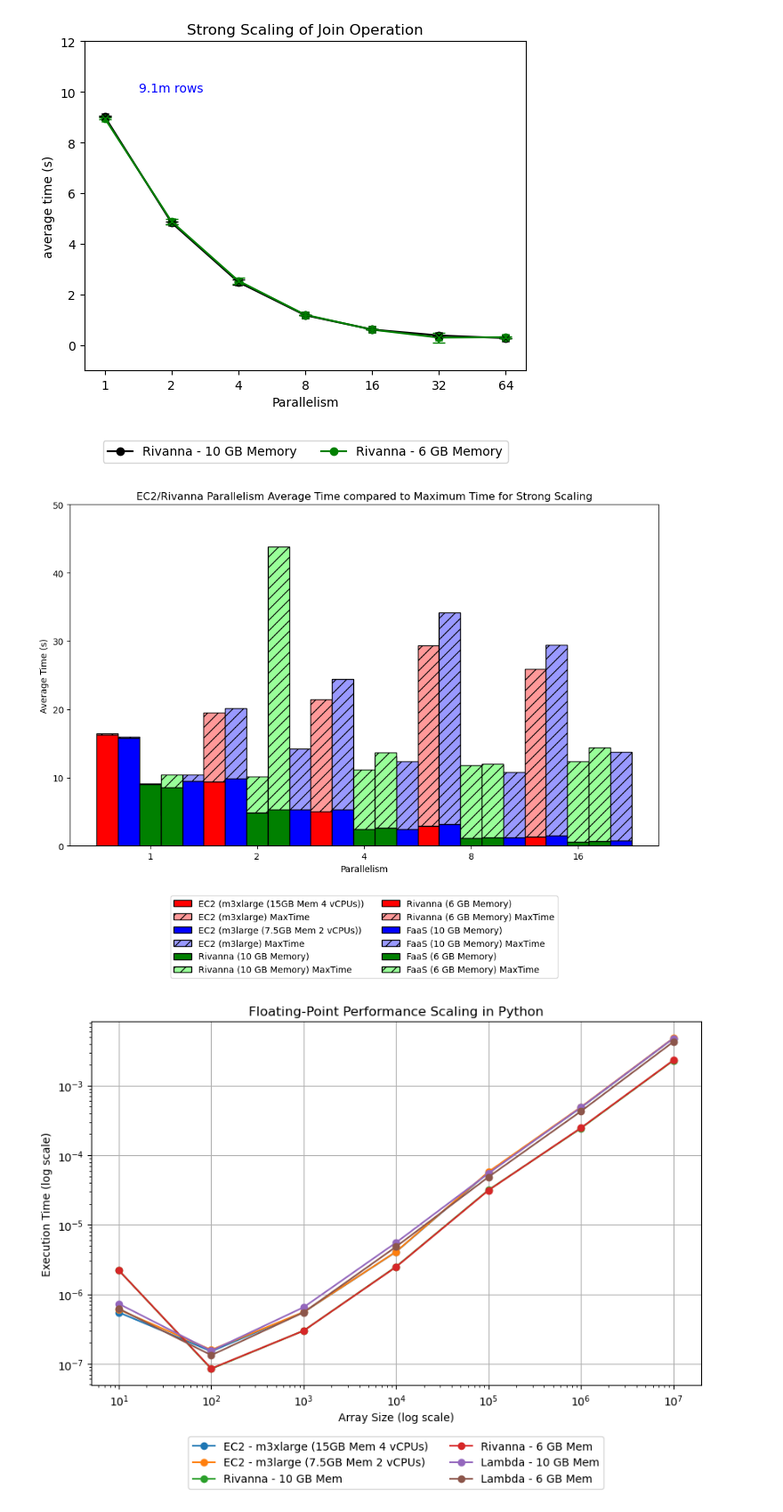
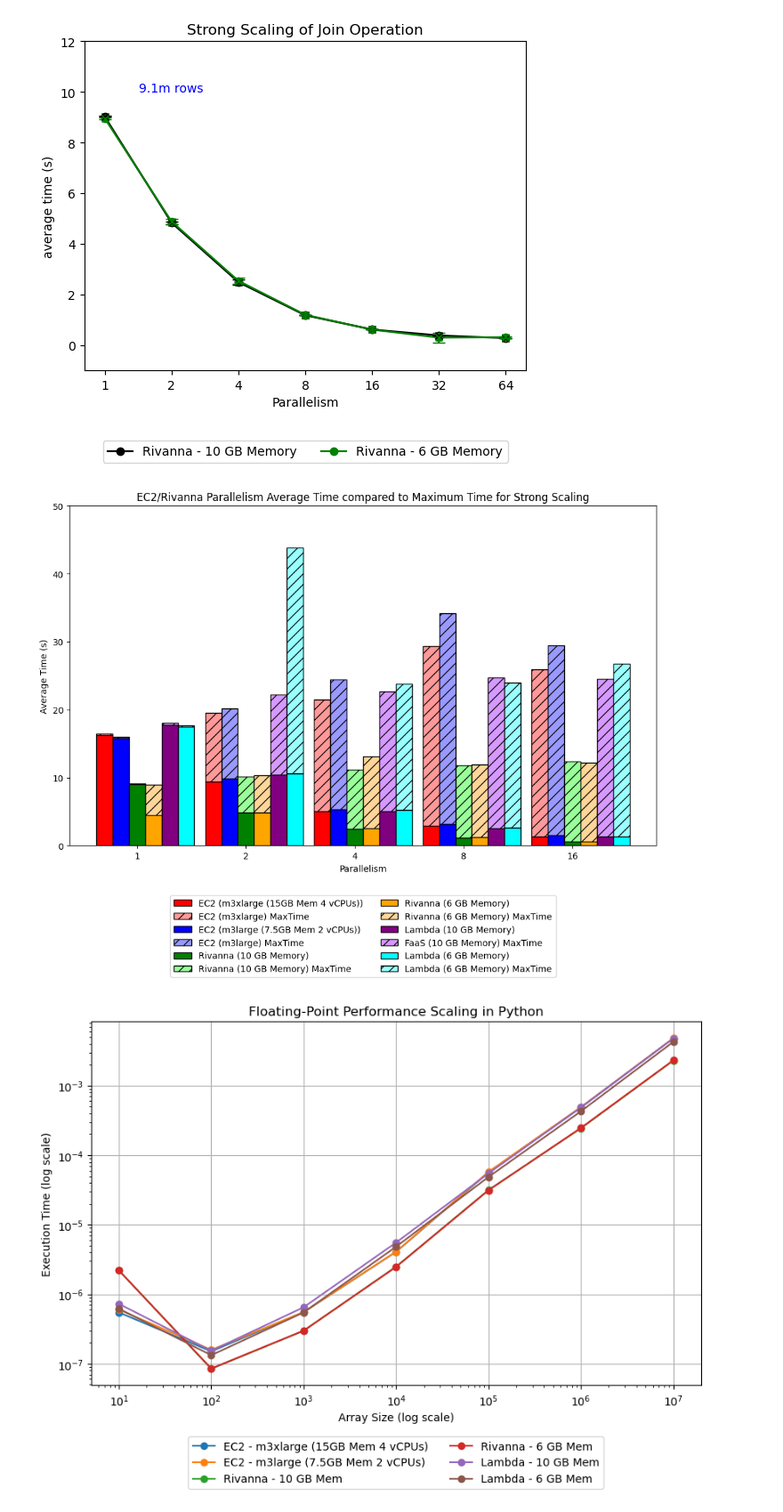
Before and after one commit to mstaylor/cylon, a Jupyter notebook: target/aws/scripts/notebooks/Join_Weak_Scaling_quals3.ipynb, the cells around one changed output. Shown at 89% size. Cells and saved outputs as stored; diff of their text form; code cells hidden in the pictures.

```diff
--- a/target/aws/scripts/notebooks/Join_Weak_Scaling_quals3.ipynb
+++ b/target/aws/scripts/notebooks/Join_Weak_Scaling_quals3.ipynb
@@ -458,31 +473,40 @@ m3xlarge = [16.28875554, 9.410466671, 5.008414954, 2.89139092, 1.374333758]
 m3large = [15.78684437, 9.837915748, 5.314118594, 3.152216733, 1.5044435 ]
 rivanna_10GB = [9.033496261, 4.835889399, 2.485956118, 1.17392955, 0.6112828404]
 rivanna_6GB = [8.966786265, 4.883185923, 2.53647846, 1.193392381, 0.6066191979]
-lambda_10GB = [9.513354778, 5.335469663, 2.475117937, 1.249511041, 0.7414773665 ]
-lambda_6GB = [8.610333025, 5.331662387, 2.60870406, 1.269696467, 0.7010446712 ]
+lambda_10GB = [17.76134491, 10.4180972, 5.083606213, 2.565005034, 1.304657109 ]
+lambda_6GB = [17.5043596, 10.62851617, 5.266365901, 2.584649533, 1.368464276]
 
 # Max times
 ec2_m3xlarge_maxtime = [16.42245144, 19.50203061, 21.48856145, 29.35029984, 25.92182577]
 ec2_m3large_maxtime = [15.97643435, 20.16908944, 24.46046752, 34.14724278, 29.43531328]
 rivanna_10_maxtime = [9.095165491, 10.16544342, 11.13783789, 11.82813108, 12.39383399]
 rivanna_6_maxtime = [4.507326188, 10.3137908, 13.07380444, 11.87995195, 12.21407473]
-lambda_10_maxtime = [10.38668597, 14.25718212, 12.32892323, 10.7510832, 13.74502975]
-lambda_6_maxtime = [10.45681238, 43.82524204, 13.62803018, 11.96957582, 14.37647688]
+lambda_10_maxtime = [18.03853983, 22.17941964, 22.67476141, 24.72918868, 24.52604294]
+lambda_6_maxtime = [17.62041706, 43.82524204, 23.74771619, 23.98015362, 26.75918877]
 
 # Set width of bar
-barWidth = 0.2
+barWidth = 0.15
 
 br1 = np.arange(len(world_size))
 br2 = [x + barWidth for x in br1]
 br3 = [x + barWidth for x in br2]
 br4 = [x + barWidth for x in br3]
 br5 = [x + barWidth for x in br4]
+br6 = [x + barWidth for x in br5]
 
 fig, ax = plt.subplots(figsize=(12, 7))
 
 # Custom colors
-base_colors = ['red', 'blue', 'green']
-max_colors = ['#FF9999', '#9999FF', '#99FF99']  # Lighter shades of red, blue, green
+# Custom colors
+base_colors = ['red', 'blue', 'green', 'orange', 'purple', 'cyan']
+max_colors = [
+    '#FF9999',  # light red
+    '#9999FF',  # light blue
+    '#99FF99',  # light green
+    '#FFD699',  # light orange
+    '#D699FF',  # light purple
+    '#99FFFF'   # light cyan
+]
 
 # Plot bars
 plt.bar(br1, m3xlarge, width=barWidth, color=base_colors[0], edgecolor='black', label='EC2 (m3xlarge (15GB Mem 4 vCPUs))')
@@ -490,41 +514,41 @@ plt.bar(br1, np.subtract(ec2_m3xlarge_maxtime, m3xlarge), width=barWidth, bottom
         color=max_colors[0], edgecolor='black', hatch='//', label='EC2 (m3xlarge) MaxTime')
 
 plt.bar(br2, m3large, width=barWidth, color=base_colors[1], edgecolor='black', label='EC2 (m3large (7.5GB Mem 2 vCPUs))')
 plt.bar(br2, np.subtract(ec2_m3large_maxtime, m3large), width=barWidth, bottom=m3large,
         color=max_colors[1], edgecolor='black', hatch='//', label='EC2 (m3large) MaxTime')
 
 plt.bar(br3, rivanna_10GB, width=barWidth, color=base_colors[2], edgecolor='black', label='Rivanna (10 GB Memory)')
 plt.bar(br3, np.subtract(rivanna_10_maxtime, rivanna_10GB), width=barWidth, bottom=rivanna_10GB,
         color=max_colors[2], edgecolor='black', hatch='//', label='Rivanna (10 GB Memory) MaxTime')
 
-plt.bar(br4, rivanna_6GB, width=barWidth, color=base_colors[0], edgecolor='black', label='Rivanna (6 GB Memory)')
+plt.bar(br4, rivanna_6GB, width=barWidth, color=base_colors[3], edgecolor='black', label='Rivanna (6 GB Memory)')
 plt.bar(br4, np.subtract(rivanna_6_maxtime, rivanna_6GB), width=barWidth, bottom=rivanna_6GB,
-        color=max_colors[0], edgecolor='black', hatch='//', label='Rivanna (6 GB Memory) MaxTime')
+        color=max_colors[3], edgecolor='black', hatch='//', label='Rivanna (6 GB Memory) MaxTime')
 
-plt.bar(br5, lambda_10GB, width=barWidth, color=base_colors[1], edgecolor='black', label='FaaS (10 GB Memory)')
+plt.bar(br5, lambda_10GB, width=barWidth, color=base_colors[4], edgecolor='black', label='Lambda (10 GB Memory)')
 plt.bar(br5, np.subtract(lambda_10_maxtime, lambda_10GB), width=barWidth, bottom=lambda_10GB,
-        color=max_colors[1], edgecolor='black', hatch='//', label='FaaS (10 GB Memory) MaxTime')
+        color=max_colors[4], edgecolor='black', hatch='//', label='FaaS (10 GB Memory) MaxTime')
 
-plt.bar(br4, lambda_6GB, width=barWidth, color=base_colors[2], edgecolor='black', label='FaaS (6 GB Memory)')
-plt.bar(br4, np.subtract(lambda_6_maxtime, lambda_6GB), width=barWidth, bottom=lambda_6GB,
-        color=max_colors[2], edgecolor='black', hatch='//', label='FaaS (6 GB Memory) MaxTime')
+plt.bar(br6, lambda_6GB, width=barWidth, color=base_colors[5], edgecolor='black', label='Lambda (6 GB Memory)')
+plt.bar(br6, np.subtract(lambda_6_maxtime, lambda_6GB), width=barWidth, bottom=lambda_6GB,
+        color=max_colors[5], edgecolor='black', hatch='//', label='Lambda (6 GB Memory) MaxTime')
 
 # Customize the chart
 plt.ylim(0, 50)
 plt.xticks([r + 2*barWidth for r in range(len(world_size))], world_size)
 
 # Add labels and title
 plt.xlabel('Parallelism')
 plt.ylabel('Average Time (s)')
 plt.title('EC2/Rivanna Parallelism Average Time compared to Maximum Time for Strong Scaling')
 
 # Add a legend
 plt.legend(loc="lower center", bbox_to_anchor=(0.5, -0.4), ncol=2)
 
 # Display the chart
 plt.show()
 # %% [output]
-[figure, old version]
+[figure, new version]
 # %%
 import numpy as np
 import time
```
Also changed, not shown: parts of 2 cells of this notebook.
